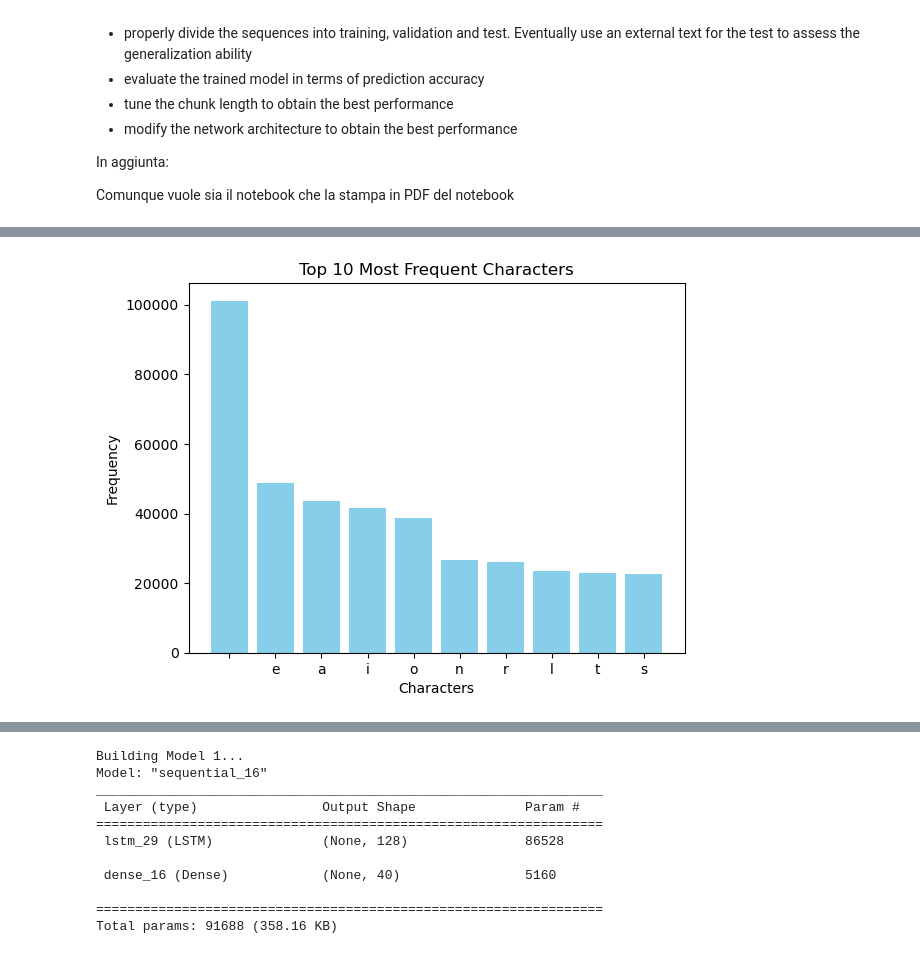
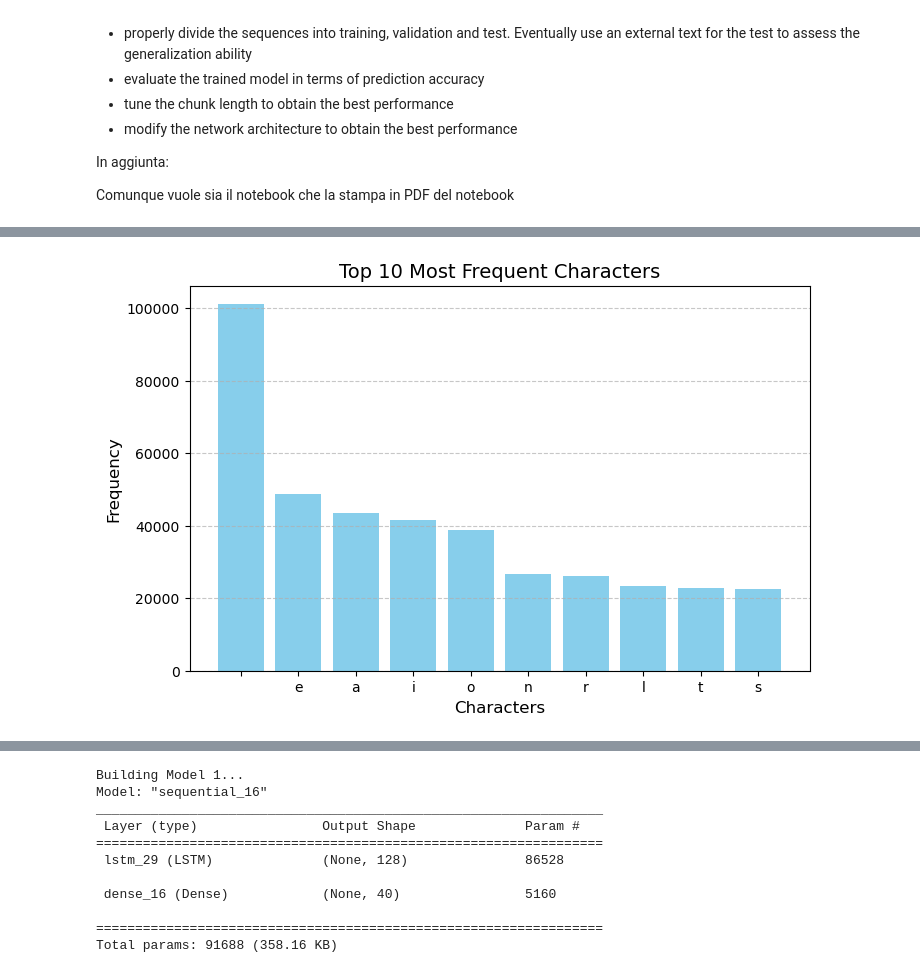
Before and after one commit to andreamoleri/AML-Assignments, a Jupyter notebook: Assignment 4/Assignment 4.ipynb, the cells around one changed output, grey strips where cells are left out. Drawn from its saved outputs; the diff is of its cells as text; code cells hidden in the pictures.

Commit message:
Commented Data Inspection and Preparation

```diff
--- a/Assignment 4/Assignment 4.ipynb
+++ b/Assignment 4/Assignment 4.ipynb
@@ -17,79 +21,73 @@ Comunque vuole sia il notebook che la stampa in PDF del notebook
 # %%
-import io
 import numpy as np
-import random
 import requests
+from collections import Counter
+import matplotlib.pyplot as plt
 
-import tensorflow as tf
-from tensorflow import keras
-from keras.callbacks import LambdaCallback
-from keras.models import Sequential
-from keras.layers import Dense
-from keras.layers import LSTM
+# URL of the text file containing Dante's "La Divina Commedia"
+url = 'https://raw.githubusercontent.com/andreamoleri/AML-Assignments/refs/heads/main/Assignment%204/divina_commedia.txt'
 
-print('Opening file...')
+# Download and convert the text to lowercase
+text = requests.get(url).text.lower()
 
-# Define the URL of the "Divina Commedia" text file
-path = 'https://raw.githubusercontent.com/andreamoleri/AML-Assignments/refs/heads/main/Assignment%204/divina_commedia.txt'
+# Print the total length of the text in characters
+print(f"Text Length:\n{'-' * 35}\n{len(text)} characters")
 
-# Fetch the content of the text file from the specified URL
-response = requests.get(path)
-response.raise_for_status()  # Ensure that the request was successful
-text = response.text.lower()  # Convert the text to lowercase for uniformity
+# Display a selected sample of the text for inspection
+print(f"\nText Sample:\n{'-' * 35}\n{text[30:828]}")
 
-# Display the length of the text and the first 1000 characters for inspection
-print('Text Length:', len(text))
-print('\n****** First 1000 characters ******\n')
-print(text[:1000])
+# Identify all unique characters in the text and sort them alphabetically
+chars = sorted(set(text))
 
-# Create a sorted list of unique characters present in the text
-chars = sorted(list(set(text)))
-print('total chars: ', len(chars))
+# Print the total number of unique characters
+print(f"Total Unique Characters:\n{'-' * 35}\n{len(chars)}")
 
 # Create mappings from characters to indices and vice versa
-char_indices = dict((c, i) for i, c in enumerate(chars))
-indices_char = dict((i, c) for i, c in enumerate(chars))
+char_indices = {c: i for i, c in enumerate(chars)}
+indices_char = {i: c for i, c in enumerate(chars)}
 
-# Display the character-to-index and index-to-character mappings
-print(char_indices)
-print(indices_char)
+# Display the character-to-index mapping
+print(f"\nCharacter-to-Index Mapping:\n{'-' * 35}")
+for char, idx in char_indices.items():
+    print(f"'{char}': {idx}")
 
-# Define the maximum length of each sequence and the step size for creating sequences
-maxlen = 30
-step = 3
+# Define the maximum sequence length and step size for generating text sequences
+maxlen, step = 30, 3
 
-# Initialize lists to store the sequences and their corresponding next characters
-sentences = []
-next_chars = []
+# Extract sequences of `maxlen` characters with a step of `step` characters between sequences
+sentences = [text[i: i + maxlen] for i in range(0, len(text) - maxlen, step)]
 
-# Generate overlapping sequences of length `maxlen` and their corresponding next characters
-for i in range(0, len(text) - maxlen, step):
-    sentences.append(text[i: i + maxlen])
-    next_chars.append(text[i + maxlen])
+# Store the next character following each sequence
+next_chars = [text[i + maxlen] for i in range(0, len(text) - maxlen, step)]
 
-# Display the number of sequences created and examples of sequences and next characters
-print('number of sequences: ', len(sentences))
-print(sentences[11])
-print(next_chars[11])
+# Print the number of sequences generated
+print(f"\nNumber of Sequences Generated:\n{'-' * 35}\n{len(sentences)}")
 
-# Calculate the frequency of each character in the text
-from collections import Counter
+# Display an example sequence and its corresponding next character
+print(f"\nExample of a Sentence:\n{'-' * 35}\nSentence: '{sentences[11]}'\nNext Character: '{next_chars[11]}'")
+
+# Count the frequency of each character in the text
 char_counts = Counter(text)
 
 # Sort the characters by their frequency in descending order
-sorted_counts = sorted(char_counts.items(), key=lambda x: x[1], reverse=True)
+sorted_counts = char_counts.most_common()
 
-# Display the top 10 most frequent characters and their frequencies
-print('\nTop 10 most frequent characters:')
+# Display the top 10 most frequent characters along with their counts
+print(f"\nTop 10 Most Frequent Characters:\n{'-' * 35}")
 for char, count in sorted_counts[:10]:
-    print(f"'{char}': {count} occurrences")
+    print(f"{repr(char):>5}: {count} occurrences")
+
+# Extract the labels and frequencies of the top 10 characters for visualization
+char_labels, char_freqs = zip(*sorted_counts[:10])
 
 # Plot a bar chart of the top 10 most frequent characters
-import matplotlib.pyplot as plt
-char_labels, char_freqs = zip(*sorted_counts[:10])
+plt.figure(figsize=(8, 5))
 plt.bar(char_labels, char_freqs, color='skyblue')
-plt.title('Top 10 Most Frequent Characters')
-plt.xlabel('Characters')
-plt.ylabel('Frequency')
+plt.title('Top 10 Most Frequent Characters', fontsize=14)
+plt.xlabel('Characters', fontsize=12)
+plt.ylabel('Frequency', fontsize=12)
+plt.xticks(fontsize=10)
+plt.yticks(fontsize=10)
+plt.grid(axis='y', linestyle='--', alpha=0.7)
 plt.show()
 # %% [output]
@@ -113 +111 @@ inferno: canto i
-[figure, old version]
+[figure, new version]
```
Also changed, not shown: parts of 6 cells of this notebook.
